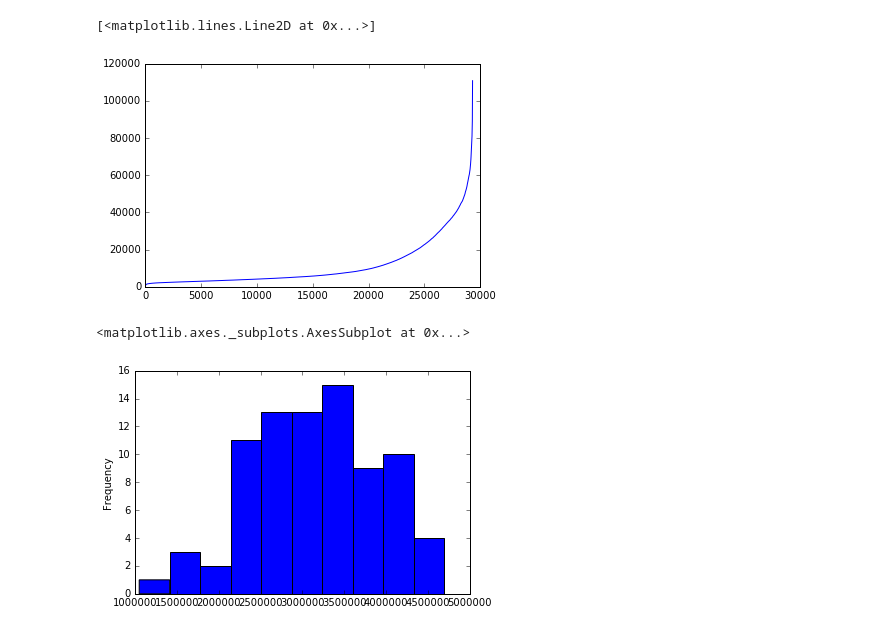
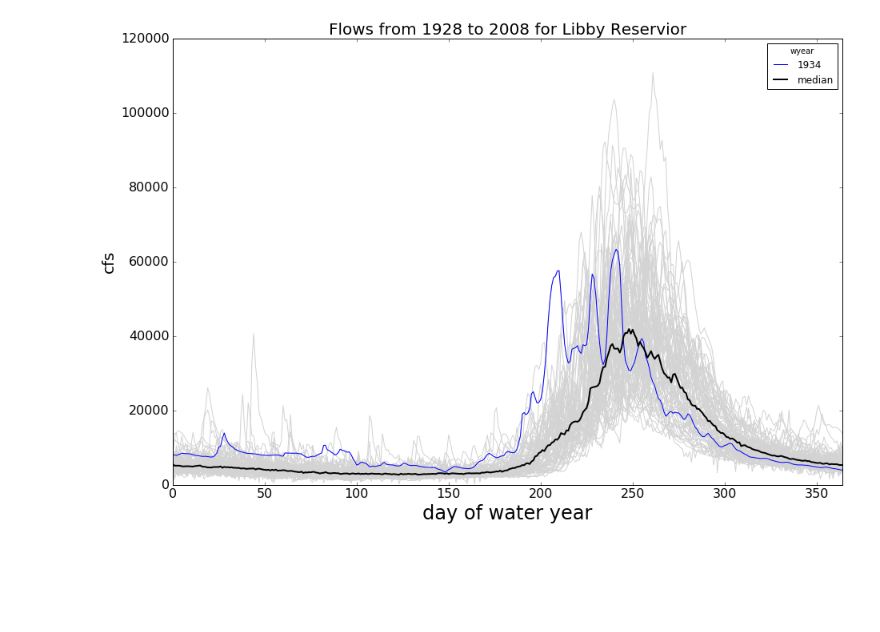
Before and after one commit to julievano/storyline_plots, a Jupyter notebook: notebooks/storylines_metrics_single_timeseries.ipynb, the cells around one changed output. Cells and saved outputs as stored; diff of their text form; code cells hidden in the pictures; blank space fills up the shorter version.

Commit message:
three figures now working for nrni dataset

```diff
--- a/notebooks/storylines_metrics_single_timeseries.ipynb
+++ b/notebooks/storylines_metrics_single_timeseries.ipynb
@@ -10,11 +10,14 @@ pd.set_option('display.max_rows', 10)
 # %%
 #set conditions for a single timeseries
 location = 'LIB'  #see reservoir dataframe below for options
-startyr = 1929
+startyr = 1928  #btwn 1929-2008 for nrni
 endyr = 2008
-special_years = [1961, 1981, 1999]  #will be highlight on hydrograph
+special_years = [1934]  #for hydrograph, could be one or many
 
 #set file locations
 filepath = '/Users/vano/Dropbox/raid/rmjoc2/%s.csv'
 filename = 'nrni/NRNI_Flows_1929-2008_Corrected_08-2016'
 filepath%filename
+
+#set path to output figures
+filepathfigs = '/Users/vano/Desktop/'
@@ -29,12 +30,17 @@ gcm = ['xxx', 'xxx']
 reservoir = [{'LIB': 'Libby', 'DWO': 'Dworshak'} , # name
              {'LIB': 'LIB5N', 'DWO': 'XXX'},  # month forecast period starts
              {'LIB': 4, 'DWO': 4},  # month forecast period starts
-             {'LIB': 8, 'DWO': 7}]  # month forecast period ends
-reservoir = pd.DataFrame(reservoir, index=['name', 'nrni_name', 'm_start', 'm_end'])
+             {'LIB': 8, 'DWO': 7},  # month forecast period ends
+             {'LIB': 'April-August', 'DWO': 'April-July'},  # forecast period description
+             {'LIB': 22}] # y-axis height for histogram
+reservoir = pd.DataFrame(reservoir, index=['name', 'nrni_name', 'm_start', 'm_end', 'fcst_desc', 'hist_height'])
 
+# bins for histogram
+bins = pd.DataFrame([2.5, 3.5, 4.5, 5.5, 6.5, 7.5, 8.5], columns=['LIB'])
+bins['DWO'] = pd.DataFrame([-5, -3, 0, 10, 20, 30, 40, 50])
 
 #DO TO:
-#include values here in scripts, have done some but need to do nrni+
+#include values here in scripts
 #add gcm and rcp information
 # %%
 #Read in files (currently set up for either UW simulations or NRNI)
@@ -76,4 +81,4 @@ tdf['wyear'] = [water_year(i.year, i.month) for i in tdf.index]
 tdf['dowy'] = [water_day(i) for i in tdf.index]
 # %%
 twy = pd.pivot_table(tdf, index='dowy', columns='wyear')['streamflow']
-twy
+wy_median = pd.DataFrame(twy[range(startyr, endyr)].median(axis=1), columns=['median'])  #couldn't label as series
@@ -113,25 +85,23 @@ twy[special_years].plot(legend=True, ax=ax)
-# %%
-#flow duration curve
-
-x = df.sort_values(by="LIB5N")
-dailysort=x['LIB5N']
-plt.plot(dailysort.values)
-
-#TO DO:
-# make an excedence
-# add proper labels
-# read in ts (not NRNI specific)
-# add plot as an object
-# %% [output]
-[<matplotlib.lines.Line2D at 0x...>]
-[figure, removed]
-# %%
-tmm = ts.resample('1MS', how='sum')
-tmm[(tmm.index.month >= 4) & (tmm.index.month <= 8)].resample('AS', how='sum').plot.hist()
-
-#TO DO:
-#make more general and set values for Libby and Dworshak
-#make it so it is weighted by month
-# %% [output]
-<matplotlib.axes._subplots.AxesSubplot at 0x...>
-[figure, removed]
+# %%
+#hydrograph figure
+
+fig, ax = plt.subplots(1, 1, figsize=(15, 10))
+
+twy[range(startyr, endyr)].plot(c='lightgray', legend=False, ax=ax)
+twy[special_years].plot(legend=True, ax=ax)
+wy_median.plot(c='black', legend=True, linewidth=2, ax=ax, fontsize=16)
+
+name = reservoir.loc["name","%s" % (location)]
+plt.xlabel("day of water year", fontsize=24)
+plt.ylabel("cfs", fontsize=20)
+plt.title('Flows from %i to %i for %s Reservior' % (startyr, endyr, name), fontsize=20)
+plt.rc('legend', fontsize=12)
+
+plt.savefig('%s/%s_hydrograph_%i-%i.pdf' % (filepathfigs, name, startyr, endyr))
+
+# question: change size of legend, but plt.legend(fontsize=20) makes all years show up, the plt.rc doesn't change wyear
+#TO DOS:
+# eventually make y axis dates
+# eventually do an if statement to remove special years if not highlighted above
+# %% [output]
+[figure, added]
```
Also changed, not shown: parts of 8 cells of this notebook.
